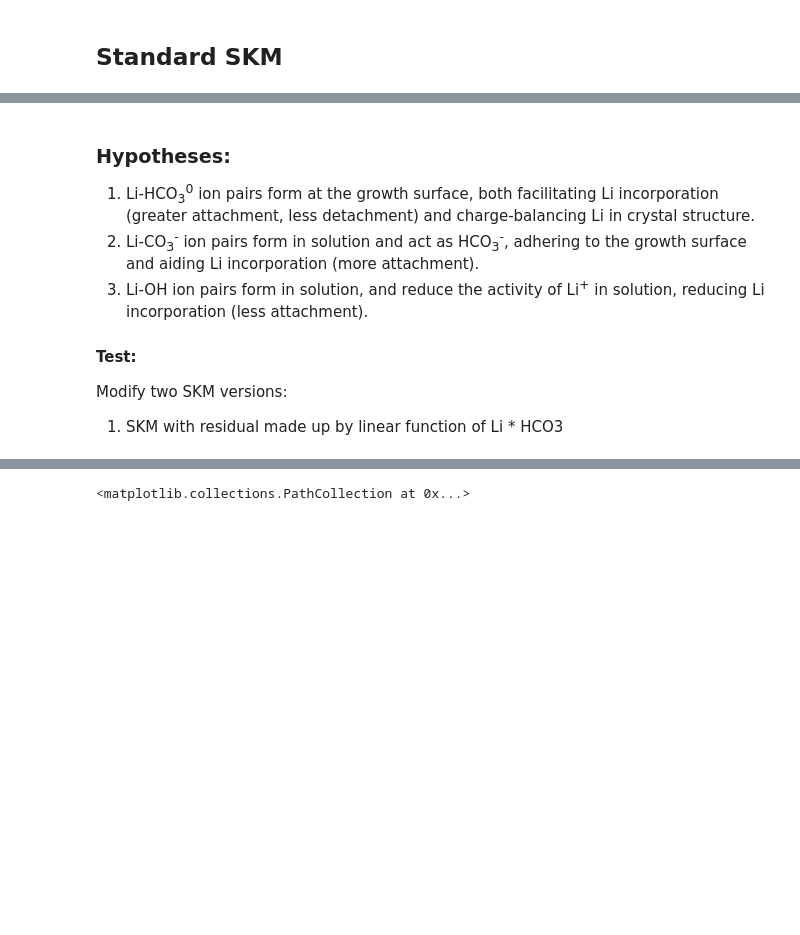
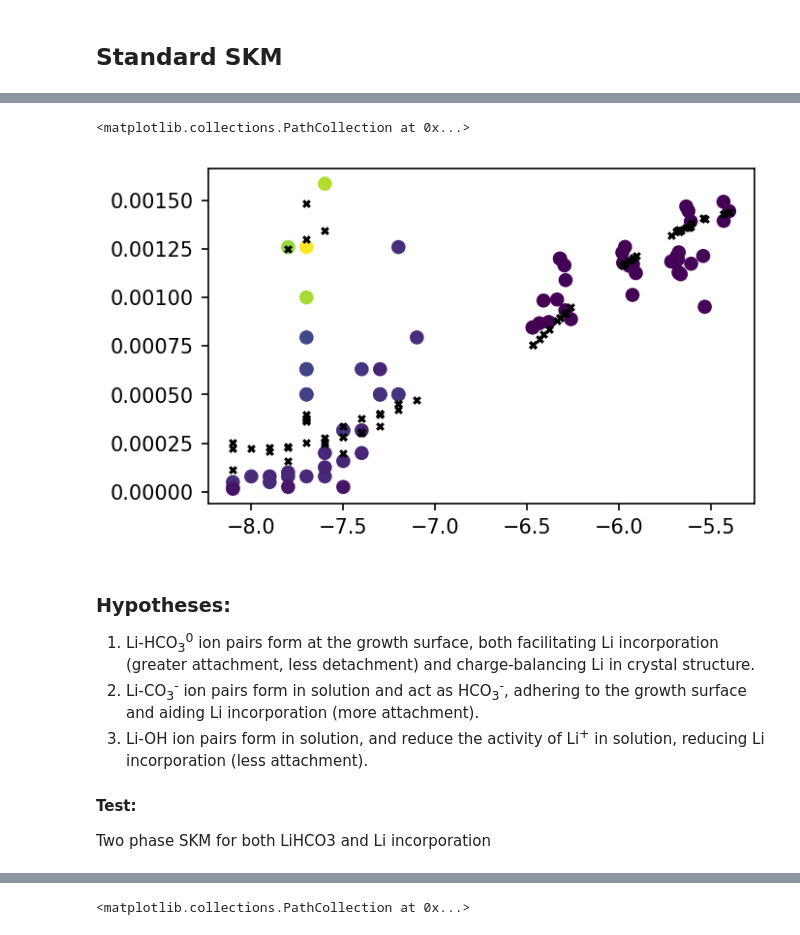
Before and after one commit to oscarbranson/supplementary, a Jupyter notebook: supplements/inorg_Li/03_Analysis.ipynb, the cells around one changed output, grey strips where cells are left out. Drawn from its saved outputs; the diff is of its cells as text; code cells hidden in the pictures; blank space fills up the shorter version.

```diff
--- a/supplements/inorg_Li/03_Analysis.ipynb
+++ b/supplements/inorg_Li/03_Analysis.ipynb
@@ -46,6 +46,12 @@ database = 'pitzer_Li'
 Rp = np.concatenate([nom(df.R.R_13C), nom(10**fug.solid.logR)])
 Rp_err = err(df.R.R_13C)
 Rp_err = np.concatenate([Rp_err, np.full(Rp.size - Rp_err.size, Rp_err.mean() * 2)])
+logRp = np.log10(Rp)
+
+ind_fuger = np.zeros(Rp.shape, dtype=bool)
+ind_fuger[df.shape[0]:] = True
+ind_this = np.zeros(Rp.shape, dtype=bool)
+ind_this[:df.shape[0]] = True
 
 mu = np.concatenate([df[database, 'mu'].values, fug[database, 'mu'].values])
 temp = np.concatenate([df[database, 'temp(C)'].values, fug[database, 'temp(C)'].values])
@@ -62,6 +68,9 @@ CO3 = 10**la_CO3
 
 la_LiOH = np.concatenate([df[database, 'la_LiOH'].values, fug[database, 'la_LiOH'].values])
 LiOH = 10**la_LiOH
+
+la_Ca = np.concatenate([df[database, 'la_Ca+2'].values, fug[database, 'la_Ca+2'].values])
+m_Ca  = 10**la_Ca
 
 la_NaHCO3 = np.concatenate([df['llnl', 'la_NaHCO3'].values, fug['llnl', 'la_NaHCO3'].values])
 NaHCO3 = 10**la_NaHCO3
@@ -305,3 +311,13 @@ for ax in axs:
+# %%
+xv = xvars[-1][0]
+
+offset = np.polyval(up, xv)
+
+plt.scatter(logRp, DLi, c=xv)
+plt.scatter(logRp, dpmid + nom(offset), marker='x', color='k', s=10)
+# %% [output]
+<matplotlib.collections.PathCollection at 0x...>
+[figure, added]
 # %% [markdown]
 ### Hypotheses:
 
@@ -311,6 +327,4 @@ for ax in axs:
 
 #### Test:
 
-Modify two SKM versions:
-
-1. SKM with residual made up by linear function of Li * HCO3
+Two phase SKM for both LiHCO3 and Li incorporation
```
Also changed, not shown: parts of 11 cells of this notebook.
